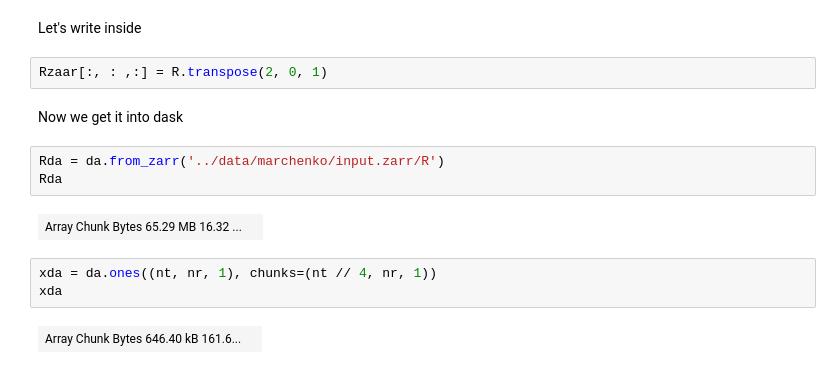
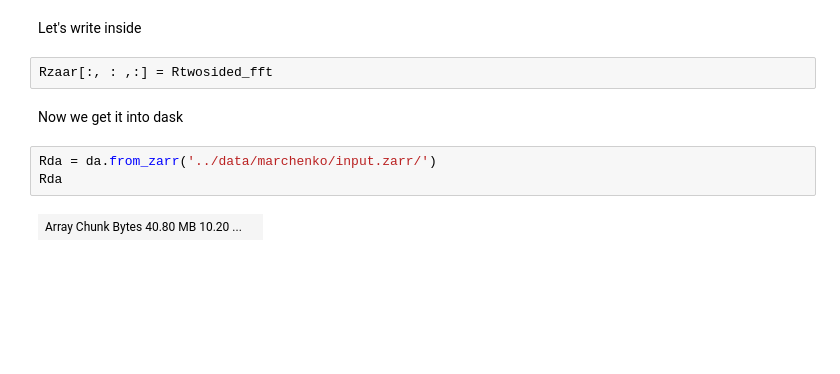
Before and after one commit to PyLops/pylops_notebooks, a Jupyter notebook: developement-distributed/Zarr.ipynb, the cells around one changed output. Drawn from its saved outputs; the diff is of its cells as text; blank space fills up the shorter version.

Commit message:
Added Marchenko3D distributed

```diff
--- a/developement-distributed/Zarr.ipynb
+++ b/developement-distributed/Zarr.ipynb
@@ -74,17 +84,12 @@ Rzaar.info
 | Chunks initialized | 0/4 |
 # %% [markdown]
 Let's write inside
-# %%
-Rzaar[:, : ,:] = R.transpose(2, 0, 1)
+# %%
+Rzaar[:, : ,:] = Rtwosided_fft
 # %% [markdown]
 Now we get it into dask
 # %%
-Rda = da.from_zarr('../data/marchenko/input.zarr/R')
+Rda = da.from_zarr('../data/marchenko/input.zarr/')
 Rda
 # %% [output]
-| Array Chunk Bytes 65.29 MB 16.32 ... |  |
+| Array Chunk Bytes 40.80 MB 10.20 ... |  |
-# %%
-xda = da.ones((nt, nr, 1), chunks=(nt // 4, nr, 1))
-xda
-# %% [output]
-| Array Chunk Bytes 646.40 kB 161.6... |  |
```
Also changed, not shown: parts of 22 cells of this notebook, 2 other files.
